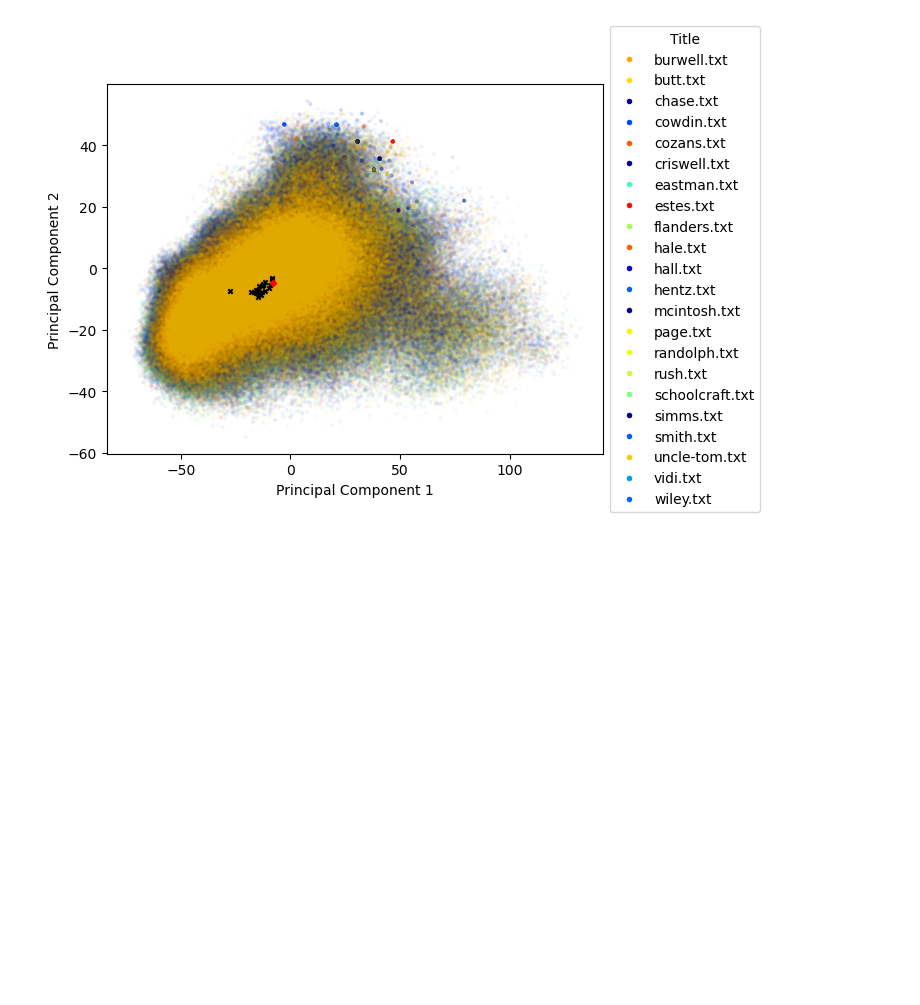
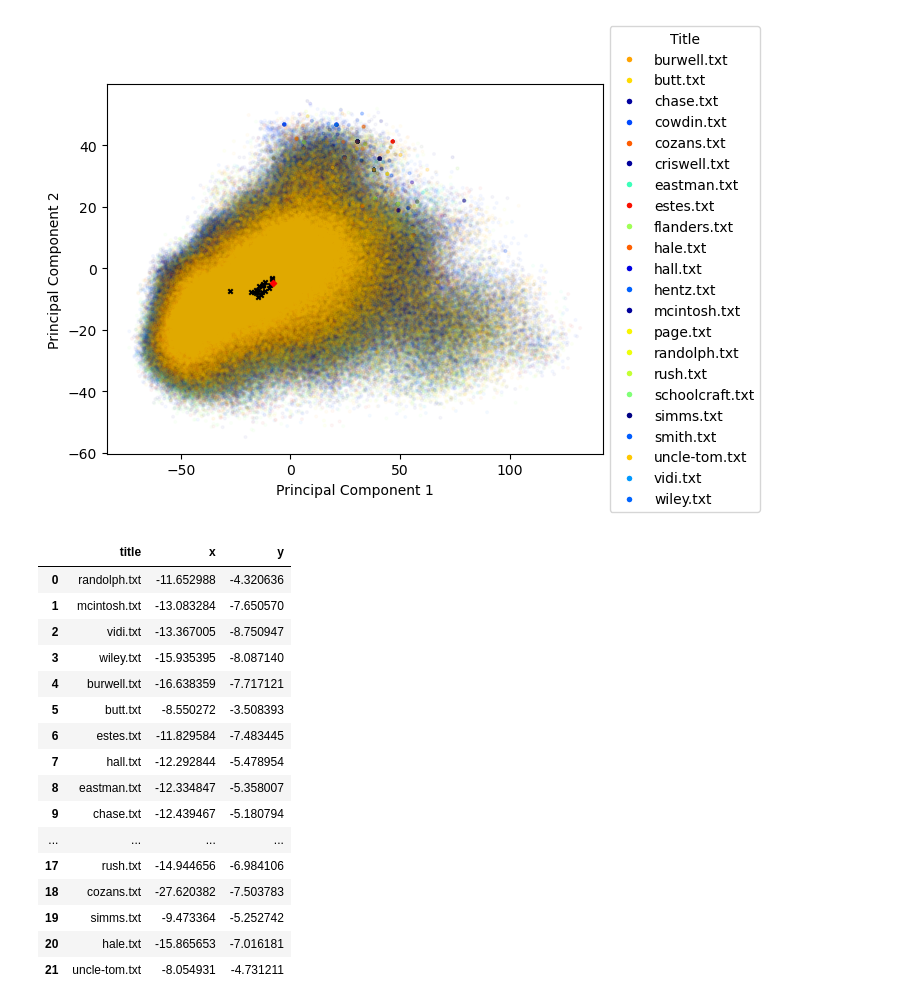
Before and after one commit to park-jay/anti-tom, a Jupyter notebook: anti-tom-viz.ipynb, the cells around one changed output. Saved outputs shown, nothing was run; the diff lists cells and outputs as text; code cells hidden in the pictures; blank space fills up the shorter version.

```diff
--- a/anti-tom-viz.ipynb
+++ b/anti-tom-viz.ipynb
@@ -120,3 +120,23 @@ plt.savefig('figure/anti-tom-BERT.png', bbox_inches='tight', dpi=300)
 plt.show()
 # %% [output]
 [figure]
+# %%
+centroid_df
+# %% [output]
+|  | title | x | y |
+| 0 | randolph.txt | -11.652988 | -4.320636 |
+| 1 | mcintosh.txt | -13.083284 | -7.650570 |
+| 2 | vidi.txt | -13.367005 | -8.750947 |
+| 3 | wiley.txt | -15.935395 | -8.087140 |
+| 4 | burwell.txt | -16.638359 | -7.717121 |
+| 5 | butt.txt | -8.550272 | -3.508393 |
+| 6 | estes.txt | -11.829584 | -7.483445 |
+| 7 | hall.txt | -12.292844 | -5.478954 |
+| 8 | eastman.txt | -12.334847 | -5.358007 |
+| 9 | chase.txt | -12.439467 | -5.180794 |
+| ... | ... | ... | ... |
+| 17 | rush.txt | -14.944656 | -6.984106 |
+| 18 | cozans.txt | -27.620382 | -7.503783 |
+| 19 | simms.txt | -9.473364 | -5.252742 |
+| 20 | hale.txt | -15.865653 | -7.016181 |
+| 21 | uncle-tom.txt | -8.054931 | -4.731211 |
```
Also changed, not shown: parts of 3 cells of this notebook.
